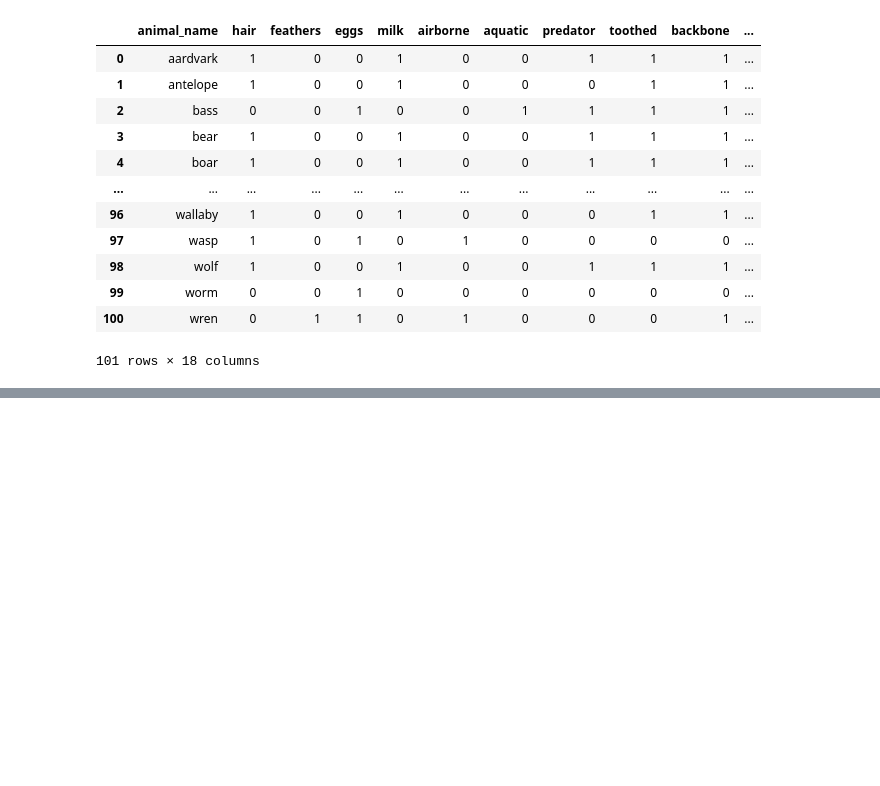
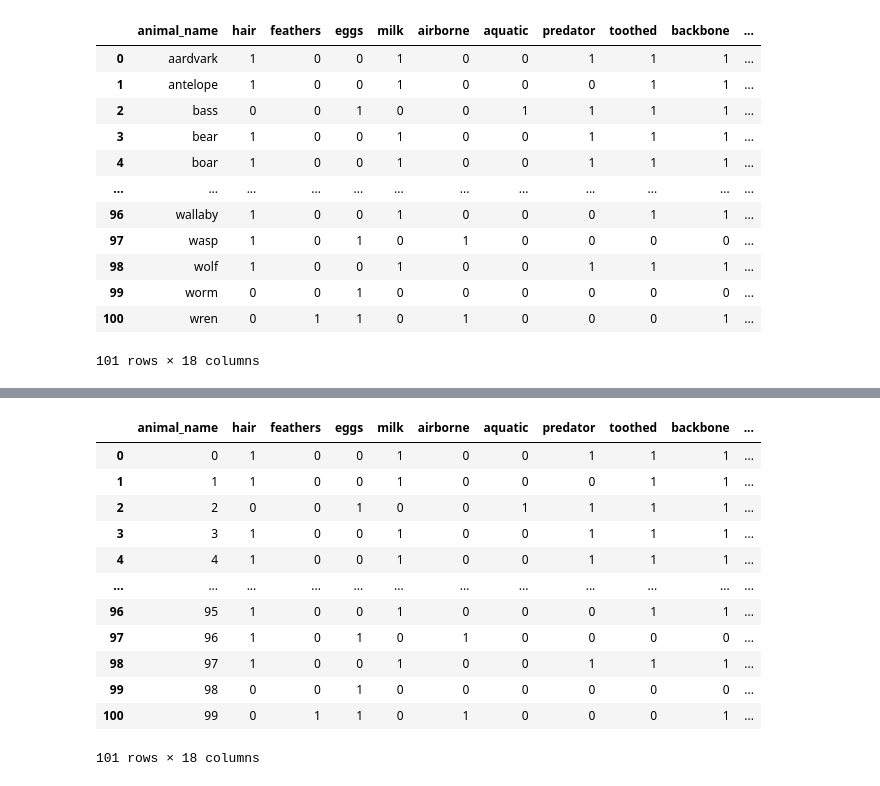
Before and after one commit to gyasis/ai-f20-m3, a Jupyter notebook: Paired_Programming/zoo.ipynb, the cells around one changed output, grey strips where cells are left out. Cells and saved outputs as stored; diff of their text form; code cells hidden in the pictures; blank space fills up the shorter version.

```diff
--- a/Paired_Programming/zoo.ipynb
+++ b/Paired_Programming/zoo.ipynb
@@ -39,0 +36,20 @@ SyntaxError: invalid character in identifier (<ipython-input-21-1f56c13e57c8>, l
+# %%
+from sklearn.preprocessing import LabelEncoder
+labelencoder = LabelEncoder()
+
+data['animal_name'] = labelencoder.fit_transform(data['animal_name'])
+data
+# %% [output]
+|  | animal_name | hair | feathers | eggs | milk | airborne | aquatic | predator | toothed | backbone | ... |
+| 0 | 0 | 1 | 0 | 0 | 1 | 0 | 0 | 1 | 1 | 1 | ... |
+| 1 | 1 | 1 | 0 | 0 | 1 | 0 | 0 | 0 | 1 | 1 | ... |
+| 2 | 2 | 0 | 0 | 1 | 0 | 0 | 1 | 1 | 1 | 1 | ... |
+| 3 | 3 | 1 | 0 | 0 | 1 | 0 | 0 | 1 | 1 | 1 | ... |
+| 4 | 4 | 1 | 0 | 0 | 1 | 0 | 0 | 1 | 1 | 1 | ... |
+| ... | ... | ... | ... | ... | ... | ... | ... | ... | ... | ... | ... |
+| 96 | 95 | 1 | 0 | 0 | 1 | 0 | 0 | 0 | 1 | 1 | ... |
+| 97 | 96 | 1 | 0 | 1 | 0 | 1 | 0 | 0 | 0 | 0 | ... |
+| 98 | 97 | 1 | 0 | 0 | 1 | 0 | 0 | 1 | 1 | 1 | ... |
+| 99 | 98 | 0 | 0 | 1 | 0 | 0 | 0 | 0 | 0 | 0 | ... |
+| 100 | 99 | 0 | 1 | 1 | 0 | 1 | 0 | 0 | 0 | 1 | ... |
+101 rows × 18 columns
```
Also changed, not shown: parts of 9 cells of this notebook, 1 other file.
